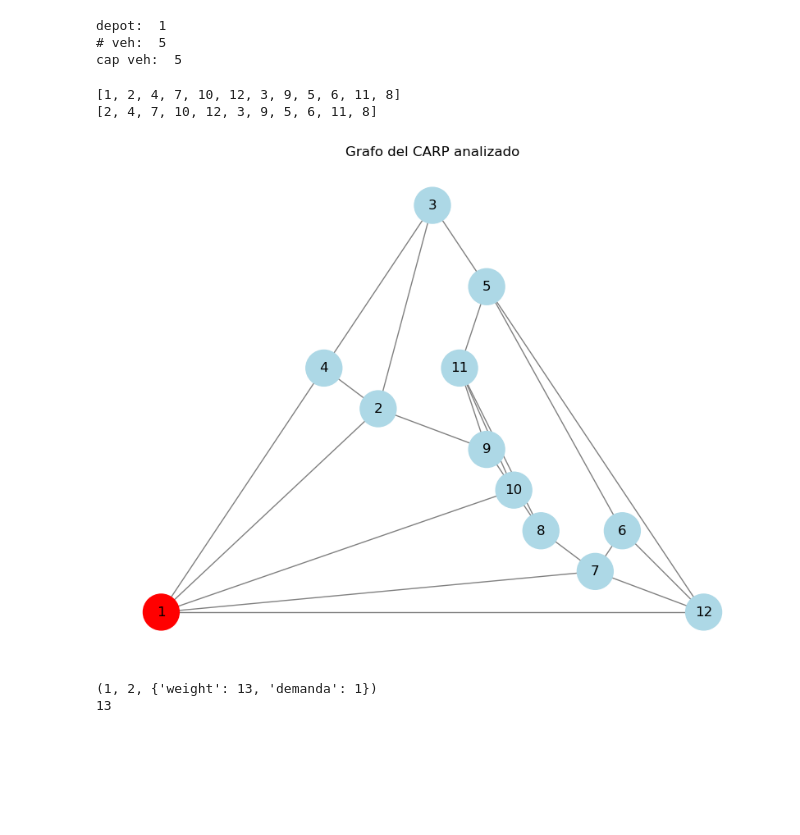
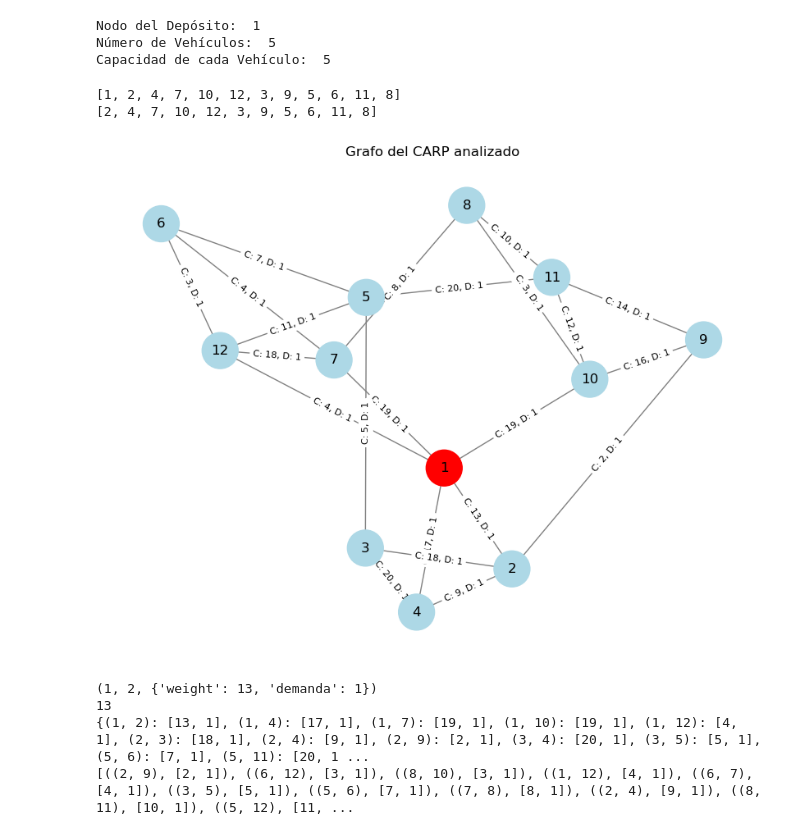
Before and after one commit to wilmarc/Heuristics, a Jupyter notebook: Homework 2/CARP-const.ipynb, the cells around one changed output. Saved outputs shown, nothing was run; the diff lists cells and outputs as text; code cells hidden in the pictures; blank space fills up the shorter version.

```diff
--- a/Homework 2/CARP-const.ipynb
+++ b/Homework 2/CARP-const.ipynb
@@ -7,10 +8,11 @@ import networkx as nx
 # %%
-# Intentar leer el archivo
+# Lee el archivo. En la carpeta en dónde se ejecute el notebook debe estar el archivo
+# Cambiar el nombre de la instancia para cambiar el archivo de lectura (pero el archivo de la instancia debe estar en la carpeta)
 file_path = os.path.join(os.getcwd(), "gdb1.dat")
 with open(file_path, "r") as file:
     texto = file.read()
 
-# Expresión regular para extraer las aristas requeridas
+# Expresión regular para extraer los arcos
 arcos = {
     (int(n1), int(n2)): [int(c), int(d)]
     for n1, n2, c, d in re.findall(r"\(\s*(\d+),\s*(\d+)\)\s+coste\s+(\d+)\s+demanda\s+(\d+)", texto)
@@ -20,19 +22,20 @@ arcos = {
 match = re.search(r"DEPOSITO\s*:\s*(\d+)", texto)
 depot=int(match.groups()[0])
 
-# Expresión regular para capturar el número después de "DEPOSITO :"
+# Expresión regular para capturar el número después de "VEHICULOS :"
 match1 = re.search(r"VEHICULOS\s*:\s*(\d+)", texto)
 veh=int(match1.groups()[0])
 
-# Expresión regular para capturar el número después de "DEPOSITO :"
+# Expresión regular para capturar el número después de "CAPACIDAD :"
 match2 = re.search(r"CAPACIDAD\s*:\s*(\d+)", texto)
 veh_cap=int(match2.groups()[0])
 
-print("depot: ", depot)
-print("# veh: ",veh)
-print("cap veh: ",veh_cap)
+#Imprime los parámetros
+print("Nodo del Depósito: ", depot)
+print("Número de Vehículos: ",veh)
+print("Capacidad de cada Vehículo: ",veh_cap)
 # %% [output]
-depot:  1
-# veh:  5
-cap veh:  5
+Nodo del Depósito:  1
+Número de Vehículos:  5
+Capacidad de cada Vehículo:  5
 # %%
@@ -51,23 +56,35 @@ print(nodos)
 [1, 2, 4, 7, 10, 12, 3, 9, 5, 6, 11, 8]
 [2, 4, 7, 10, 12, 3, 9, 5, 6, 11, 8]
 # %%
-seed=8
-# Dibujar el grafo
-pos = nx.planar_layout(G)  # Posiciones de los nodos
-edge_labels = {(n1, n2): f"C: {coste}, D: {demanda}" for (n1, n2), (coste, demanda) in aristas_req.items()}
+# Dibujo del Grafo. (como no hay coordenadas de distancia, graficado con la forma planar)
+
+seed=8 #fija la semilla aleatoria para cualquier cambio de vista (por ejemplo random)
+pos = nx.spring_layout(G)  # Carga el gráfico basado en el grafo creado
+
+#Creación de las notas de los arcos
+edge_labels = {(n1, n2): f"C: {coste}, D: {demanda}" for (n1, n2), (coste, demanda) in arcos.items()}
 
 plt.figure(figsize=(8, 6))
+#Definición de los colores (separa el depósito para visualización)
 node_colors = ["red" if node == depot else "lightblue" for node in G.nodes()]
 nx.draw(G, pos, with_labels=True, node_color=node_colors, node_size=1000, edge_color='gray', font_size=12)
-# nx.draw_networkx_edge_labels(G, pos, edge_labels=edge_labels, font_size=8)
+nx.draw_networkx_edge_labels(G, pos, edge_labels=edge_labels, font_size=8)
 plt.title("Grafo del CARP analizado")
 plt.show()
 # %% [output]
-[figure, old version]
+[figure, new version]
 # %%
 data=list(G.edges(data=True))
 print(data[0])
 print(data[0][2]["weight"])
+print(arcos)
+
+# Ordena el listado de arcos según la proporción demanda/costo (mejor precio unitario atendido)
+arcos_org = sorted(arcos.items(), key=lambda x: x[1][0]/x[1][1])
+
+print(arcos_org)
 # %% [output]
 (1, 2, {'weight': 13, 'demanda': 1})
 13
+{(1, 2): [13, 1], (1, 4): [17, 1], (1, 7): [19, 1], (1, 10): [19, 1], (1, 12): [4, 1], (2, 3): [18, 1], (2, 4): [9, 1], (2, 9): [2, 1], (3, 4): [20, 1], (3, 5): [5, 1], (5, 6): [7, 1], (5, 11): [20, 1 ...
+[((2, 9), [2, 1]), ((6, 12), [3, 1]), ((8, 10), [3, 1]), ((1, 12), [4, 1]), ((6, 7), [4, 1]), ((3, 5), [5, 1]), ((5, 6), [7, 1]), ((7, 8), [8, 1]), ((2, 4), [9, 1]), ((8, 11), [10, 1]), ((5, 12), [11, ...
```
Also changed, not shown: parts of 5 cells of this notebook, 21 other files.
